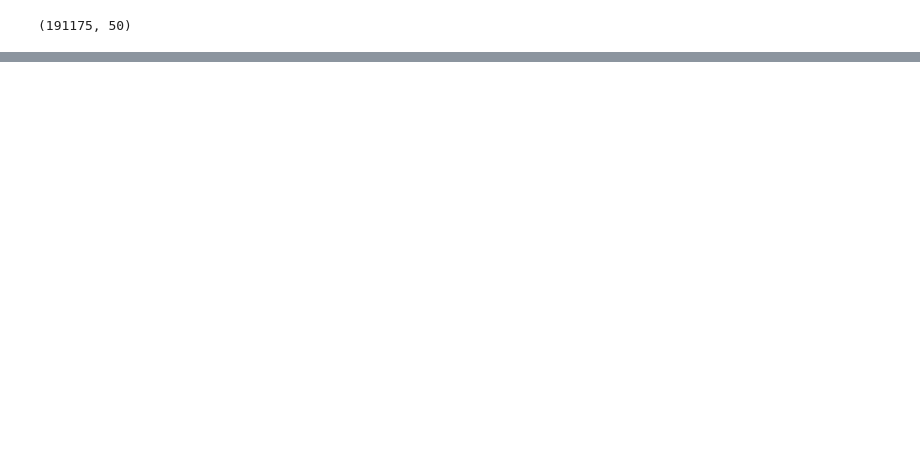
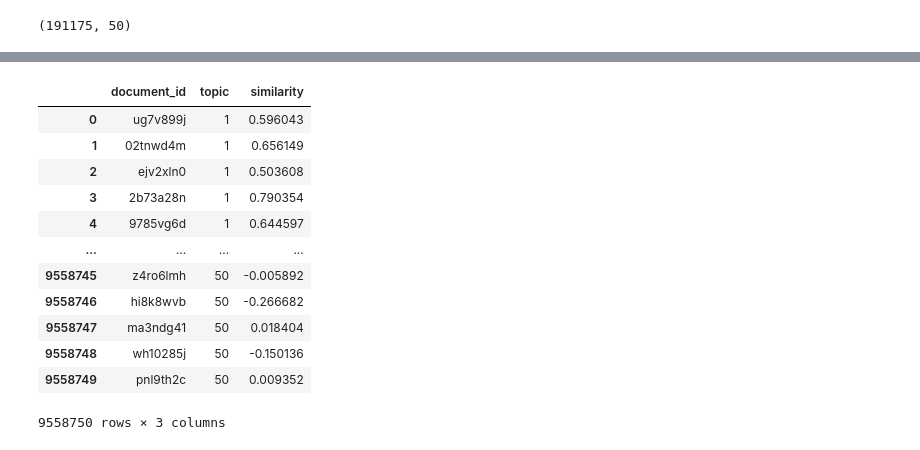
Before and after one commit to cemreefe/cmpe493-project, a Jupyter notebook: gensim.ipynb, the cells around one changed output, grey strips where cells are left out. Saved outputs shown, nothing was run; the diff lists cells and outputs as text; code cells hidden in the pictures; blank space fills up the shorter version.

```diff
--- a/gensim.ipynb
+++ b/gensim.ipynb
@@ -219 +254,25 @@ all_sims
 191175 rows × 51 columns
+# %%
+# Reshape the dataframe
+all_sims = all_sims.melt(
+    id_vars=['doc_id'],
+    var_name='topic',
+    value_name='similarity',
+)
+
+all_sims.columns = ['document_id', 'topic', 'similarity']
+all_sims
+# %% [output]
+|  | document_id | topic | similarity |
+| 0 | ug7v899j | 1 | 0.596043 |
+| 1 | 02tnwd4m | 1 | 0.656149 |
+| 2 | ejv2xln0 | 1 | 0.503608 |
+| 3 | 2b73a28n | 1 | 0.790354 |
+| 4 | 9785vg6d | 1 | 0.644597 |
+| ... | ... | ... | ... |
+| 9558745 | z4ro6lmh | 50 | -0.005892 |
+| 9558746 | hi8k8wvb | 50 | -0.266682 |
+| 9558747 | ma3ndg41 | 50 | 0.018404 |
+| 9558748 | wh10285j | 50 | -0.150136 |
+| 9558749 | pnl9th2c | 50 | 0.009352 |
+9558750 rows × 3 columns
```
Also changed, not shown: parts of 25 cells of this notebook.
